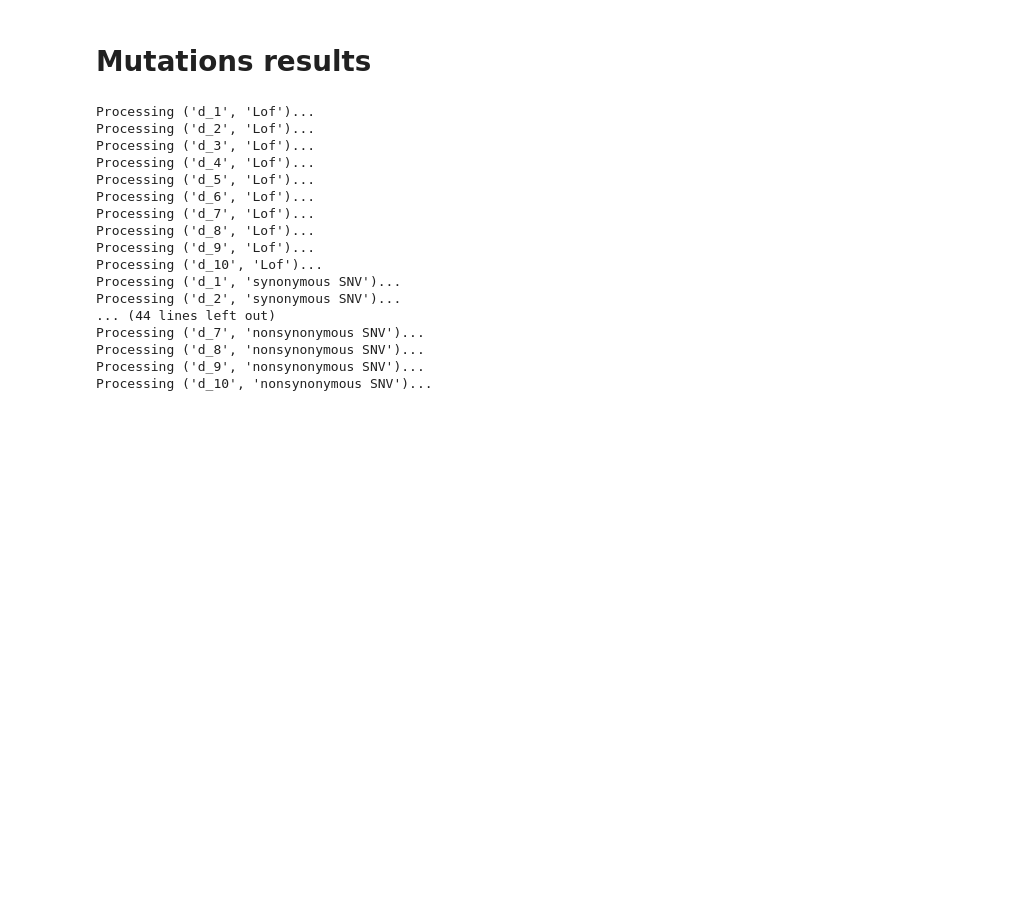
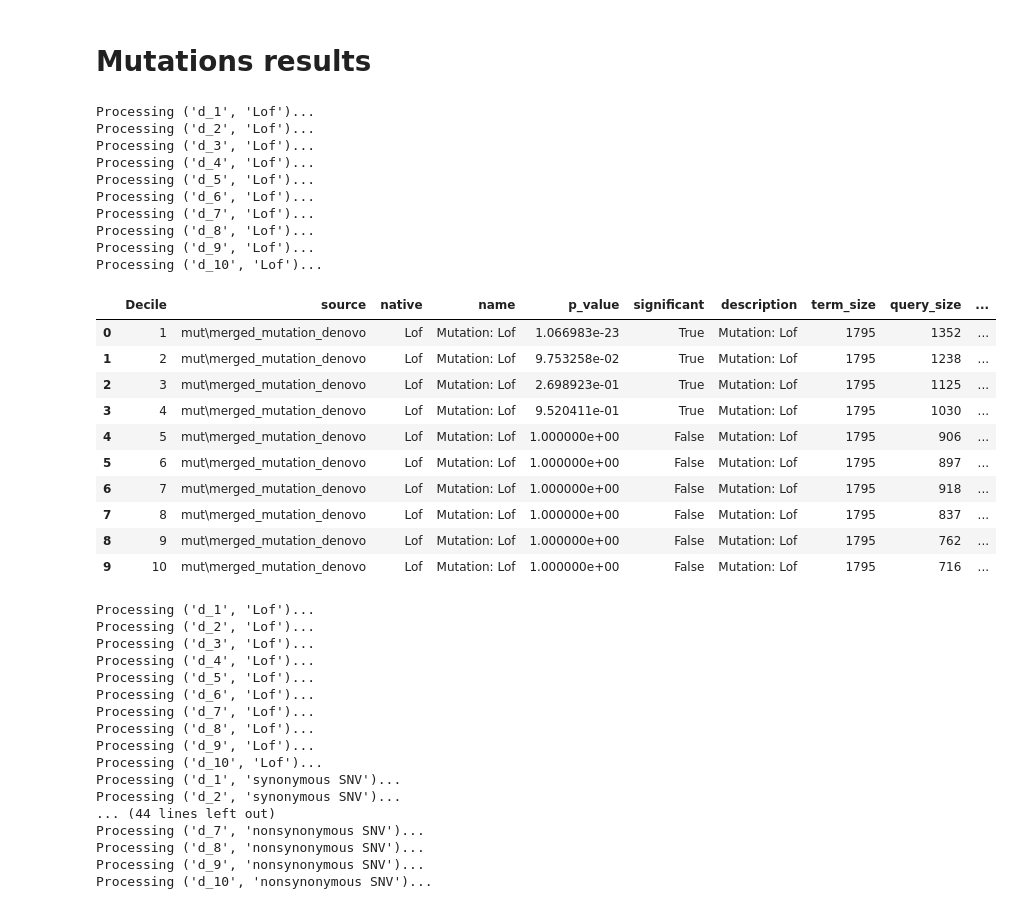
Before and after one commit to a59490/Tese_ASD_Gene_Pred, a Jupyter notebook: 6_Gene_enrich/gprofiler_test.ipynb, the cells around one changed output. Cells and saved outputs as stored; diff of their text form; code cells hidden in the pictures; blank space fills up the shorter version.

```diff
--- a/6_Gene_enrich/gprofiler_test.ipynb
+++ b/6_Gene_enrich/gprofiler_test.ipynb
@@ -136,5 +138,30 @@ def main_custom(decile_list, gmt_file,mutation_name):
     data=data.sort_values(by='Decile', ascending=True).reset_index(drop=True)
 
     return data
+# %%
+lof_d = main_custom(deciles, r'mut\merged_mutation_denovo.gmt','Lof'),"Denovo Lof"
+lof_d[0]
+# %% [output]
+Processing ('d_1', 'Lof')...
+Processing ('d_2', 'Lof')...
+Processing ('d_3', 'Lof')...
+Processing ('d_4', 'Lof')...
+Processing ('d_5', 'Lof')...
+Processing ('d_6', 'Lof')...
+Processing ('d_7', 'Lof')...
+Processing ('d_8', 'Lof')...
+Processing ('d_9', 'Lof')...
+Processing ('d_10', 'Lof')...
+|  | Decile | source | native | name | p_value | significant | description | term_size | query_size | ... |
+| 0 | 1 | mut\merged_mutation_denovo | Lof | Mutation: Lof | 1.066983e-23 | True | Mutation: Lof | 1795 | 1352 | ... |
+| 1 | 2 | mut\merged_mutation_denovo | Lof | Mutation: Lof | 9.753258e-02 | True | Mutation: Lof | 1795 | 1238 | ... |
+| 2 | 3 | mut\merged_mutation_denovo | Lof | Mutation: Lof | 2.698923e-01 | True | Mutation: Lof | 1795 | 1125 | ... |
+| 3 | 4 | mut\merged_mutation_denovo | Lof | Mutation: Lof | 9.520411e-01 | True | Mutation: Lof | 1795 | 1030 | ... |
+| 4 | 5 | mut\merged_mutation_denovo | Lof | Mutation: Lof | 1.000000e+00 | False | Mutation: Lof | 1795 | 906 | ... |
+| 5 | 6 | mut\merged_mutation_denovo | Lof | Mutation: Lof | 1.000000e+00 | False | Mutation: Lof | 1795 | 897 | ... |
+| 6 | 7 | mut\merged_mutation_denovo | Lof | Mutation: Lof | 1.000000e+00 | False | Mutation: Lof | 1795 | 918 | ... |
+| 7 | 8 | mut\merged_mutation_denovo | Lof | Mutation: Lof | 1.000000e+00 | False | Mutation: Lof | 1795 | 837 | ... |
+| 8 | 9 | mut\merged_mutation_denovo | Lof | Mutation: Lof | 1.000000e+00 | False | Mutation: Lof | 1795 | 762 | ... |
+| 9 | 10 | mut\merged_mutation_denovo | Lof | Mutation: Lof | 1.000000e+00 | False | Mutation: Lof | 1795 | 716 | ... |
 # %%
 
```
Also changed, not shown: parts of 10 cells of this notebook, 38 other files.
